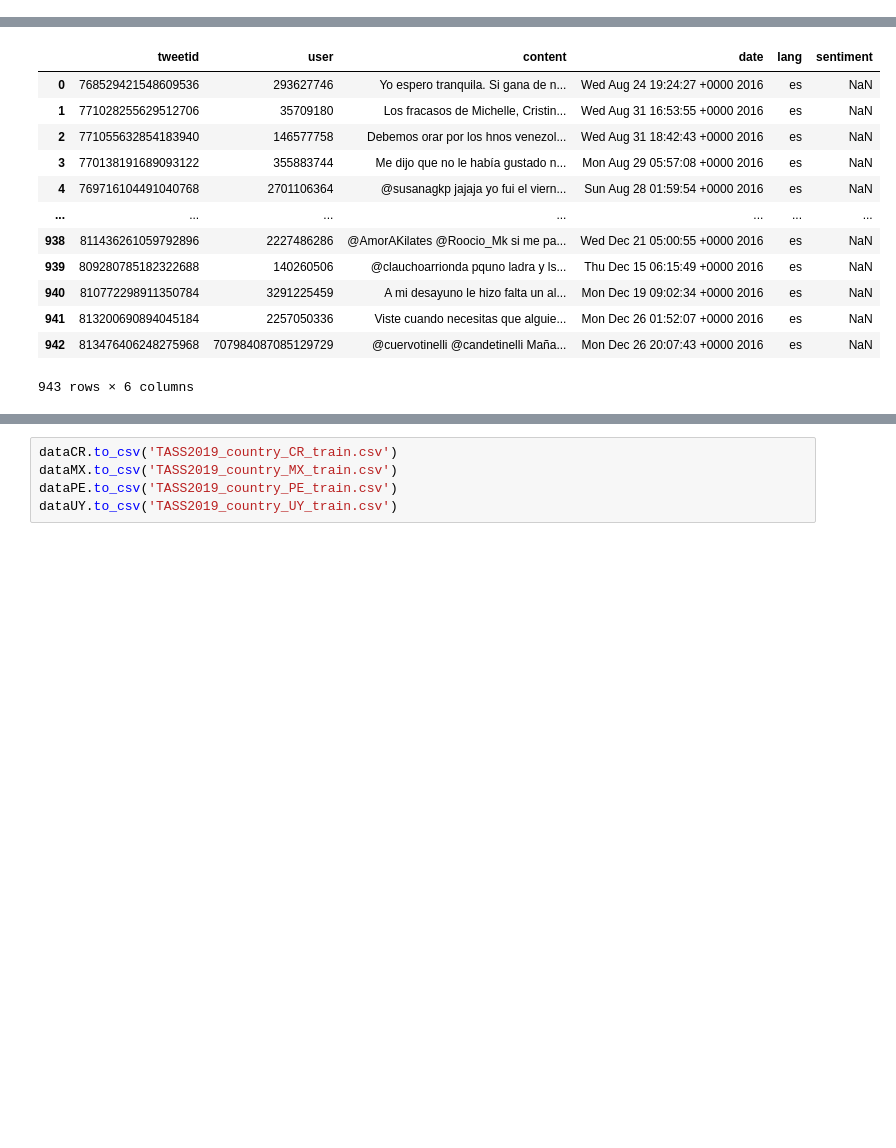
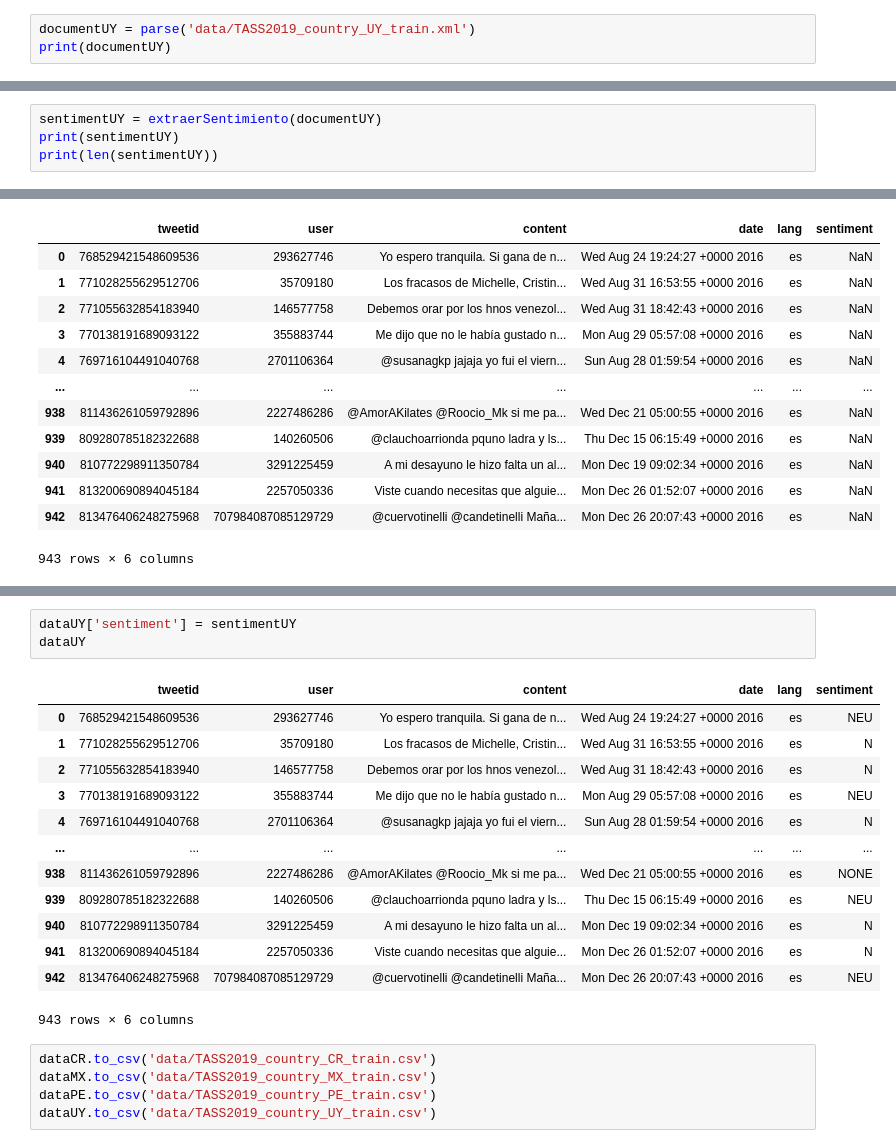
Before and after one commit to aarivera7/Extraxt-_XML, a Jupyter notebook: Extract_XML.ipynb, the cells around one changed output, grey strips where cells are left out. Saved outputs shown, nothing was run; the diff lists cells and outputs as text; blank space fills up the shorter version.

```diff
--- a/Extract_XML.ipynb
+++ b/Extract_XML.ipynb
@@ -7,0 +25,3 @@ dataUY = pd.read_xml('TASS2019_country_UY_train.xml')
+# %%
+documentUY = parse('data/TASS2019_country_UY_train.xml')
+print(documentUY)
@@ -7,0 +60,4 @@ dataUY = pd.read_xml('TASS2019_country_UY_train.xml')
+# %%
+sentimentUY = extraerSentimiento(documentUY)
+print(sentimentUY)
+print(len(sentimentUY))
@@ -72,5 +182,22 @@ dataUY
+# %%
+dataUY['sentiment'] = sentimentUY
+dataUY
+# %% [output]
+|  | tweetid | user | content | date | lang | sentiment |
+| 0 | 768529421548609536 | 293627746 | Yo espero tranquila. Si gana de n... | Wed Aug 24 19:24:27 +0000 2016 | es | NEU |
+| 1 | 771028255629512706 | 35709180 | Los fracasos de Michelle, Cristin... | Wed Aug 31 16:53:55 +0000 2016 | es | N |
+| 2 | 771055632854183940 | 146577758 | Debemos orar por los hnos venezol... | Wed Aug 31 18:42:43 +0000 2016 | es | N |
+| 3 | 770138191689093122 | 355883744 | Me dijo que no le había gustado n... | Mon Aug 29 05:57:08 +0000 2016 | es | NEU |
+| 4 | 769716104491040768 | 2701106364 | @susanagkp jajaja yo fui el viern... | Sun Aug 28 01:59:54 +0000 2016 | es | N |
+| ... | ... | ... | ... | ... | ... | ... |
+| 938 | 811436261059792896 | 2227486286 | @AmorAKilates @Roocio_Mk si me pa... | Wed Dec 21 05:00:55 +0000 2016 | es | NONE |
+| 939 | 809280785182322688 | 140260506 | @clauchoarrionda pquno ladra y ls... | Thu Dec 15 06:15:49 +0000 2016 | es | NEU |
+| 940 | 810772298911350784 | 3291225459 | A mi desayuno le hizo falta un al... | Mon Dec 19 09:02:34 +0000 2016 | es | N |
+| 941 | 813200690894045184 | 2257050336 | Viste cuando necesitas que alguie... | Mon Dec 26 01:52:07 +0000 2016 | es | N |
+| 942 | 813476406248275968 | 707984087085129729 | @cuervotinelli @candetinelli Maña... | Mon Dec 26 20:07:43 +0000 2016 | es | NEU |
+943 rows × 6 columns
 # %%
-dataCR.to_csv('TASS2019_country_CR_train.csv')
-dataMX.to_csv('TASS2019_country_MX_train.csv')
-dataPE.to_csv('TASS2019_country_PE_train.csv')
-dataUY.to_csv('TASS2019_country_UY_train.csv')
+dataCR.to_csv('data/TASS2019_country_CR_train.csv')
+dataMX.to_csv('data/TASS2019_country_MX_train.csv')
+dataPE.to_csv('data/TASS2019_country_PE_train.csv')
+dataUY.to_csv('data/TASS2019_country_UY_train.csv')
```
Also changed, not shown: parts of 14 cells of this notebook, 4 other files.
